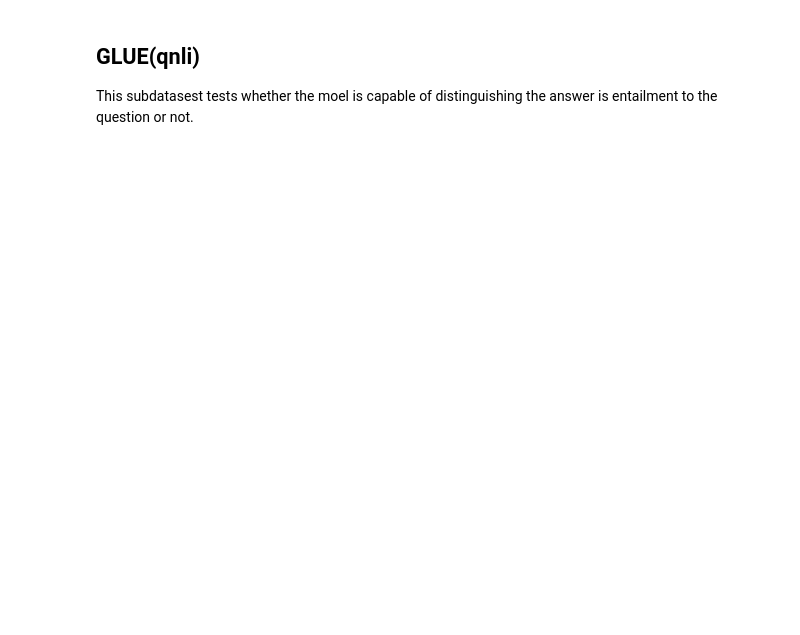
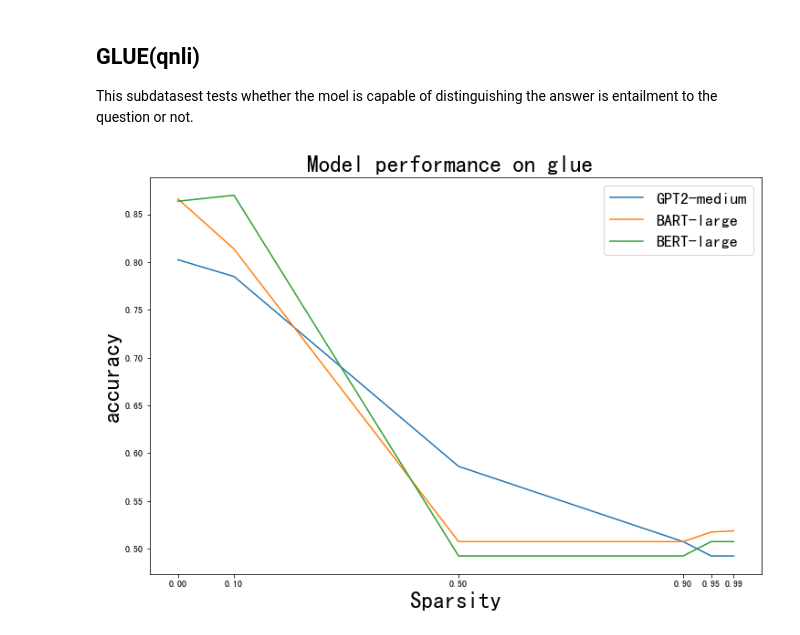
Before and after one commit to Hongkai040/llm-sparsification-hongkai, a Jupyter notebook: notebooks/vis_benckmarks_and_size.ipynb, the cells around one changed output. Saved outputs shown, nothing was run; the diff lists cells and outputs as text; code cells hidden in the pictures; blank space fills up the shorter version.

```diff
--- a/notebooks/vis_benckmarks_and_size.ipynb
+++ b/notebooks/vis_benckmarks_and_size.ipynb
@@ -55,3 +131,11 @@ plt.show()
 ## GLUE(qnli)
 
 This subdatasest tests whether the moel is capable of distinguishing the answer is entailment to the question or not.
+# %%
+plot_benchmark_results(benchmark_results,
+                       model_names,
+                       sparsity,
+                       'glue',
+                       'accuracy')
+# %% [output]
+[figure, added]
```
Also changed, not shown: parts of 7 cells of this notebook, 4 other files.
